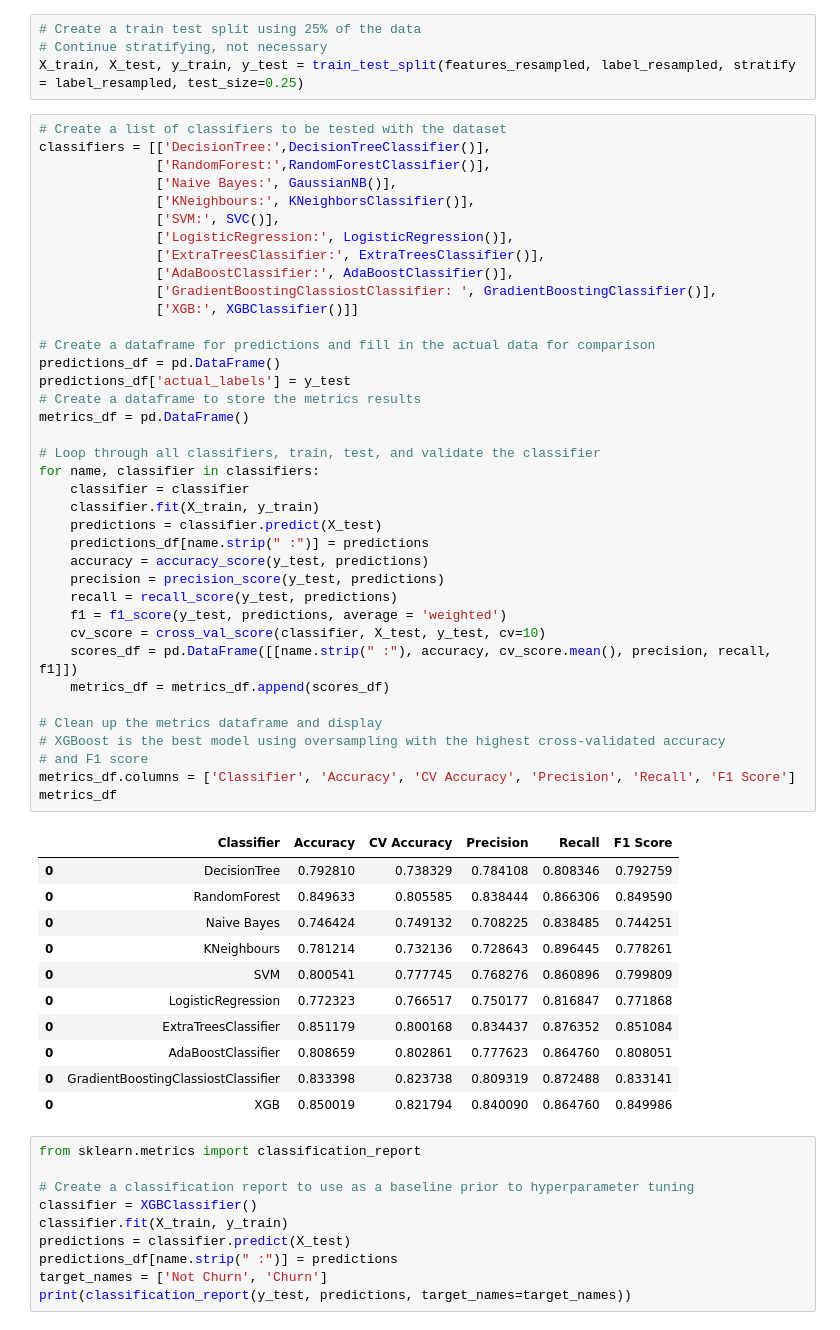
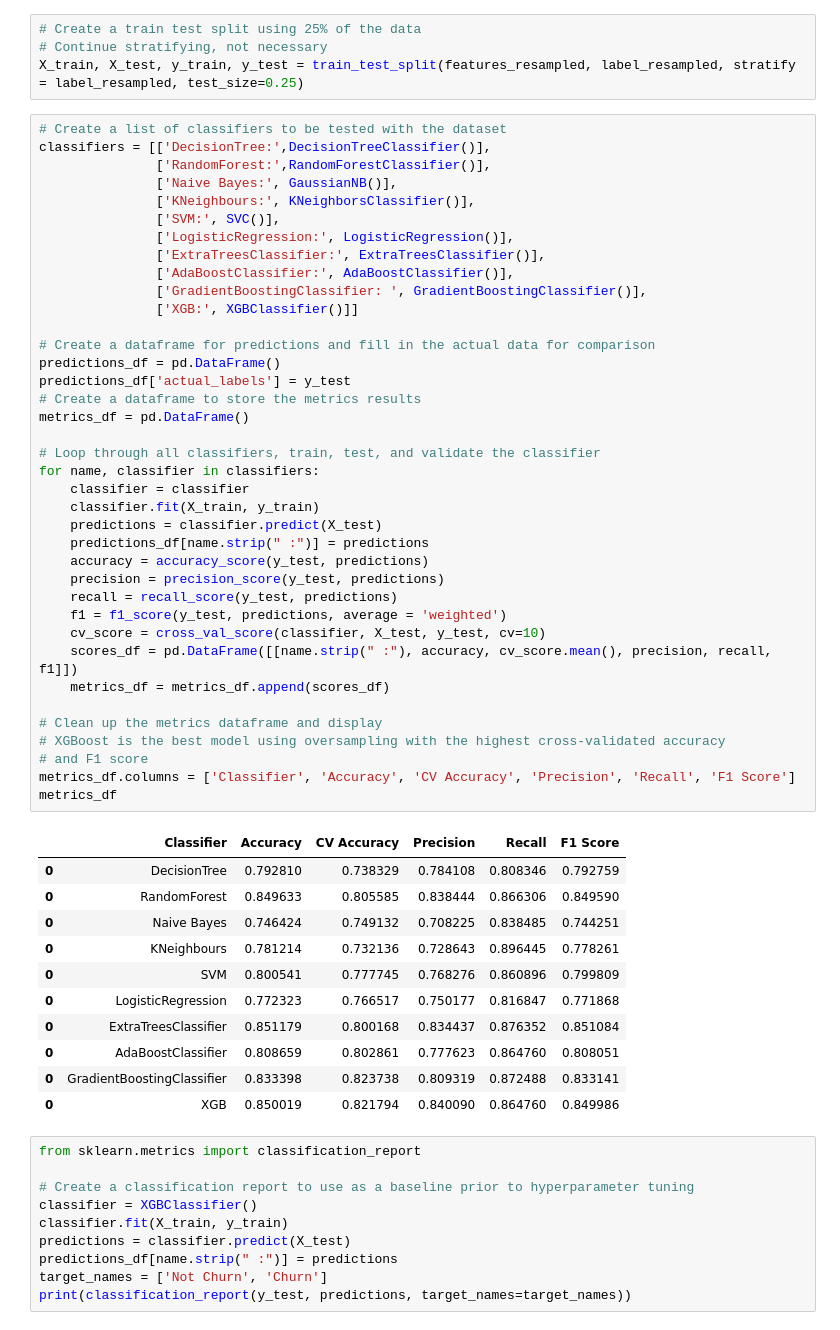
Before and after one commit to Bilalmajeed1995/ChurnPrediction, a Jupyter notebook: TelecomChurnPrediction.ipynb, the cells around one changed output. Drawn from its saved outputs; the diff is of its cells as text.

```diff
--- a/TelecomChurnPrediction.ipynb
+++ b/TelecomChurnPrediction.ipynb
@@ -434,7 +434,7 @@ classifiers = [['DecisionTree:',DecisionTreeClassifier()],
                ['LogisticRegression:', LogisticRegression()],
                ['ExtraTreesClassifier:', ExtraTreesClassifier()],
                ['AdaBoostClassifier:', AdaBoostClassifier()],
-               ['GradientBoostingClassiostClassifier: ', GradientBoostingClassifier()],
+               ['GradientBoostingClassifier: ', GradientBoostingClassifier()],
                ['XGB:', XGBClassifier()]]
 
 # Create a dataframe for predictions and fill in the actual data for comparison
@@ -445,34 +445,34 @@ metrics_df = pd.DataFrame()
 
 # Loop through all classifiers, train, test, and validate the classifier
 for name, classifier in classifiers:
     classifier = classifier
     classifier.fit(X_train, y_train)
     predictions = classifier.predict(X_test)
     predictions_df[name.strip(" :")] = predictions
     accuracy = accuracy_score(y_test, predictions)
     precision = precision_score(y_test, predictions)
     recall = recall_score(y_test, predictions)
     f1 = f1_score(y_test, predictions, average = 'weighted')
     cv_score = cross_val_score(classifier, X_test, y_test, cv=10)
     scores_df = pd.DataFrame([[name.strip(" :"), accuracy, cv_score.mean(), precision, recall, f1]])
     metrics_df = metrics_df.append(scores_df)
 
 # Clean up the metrics dataframe and display
 # XGBoost is the best model using oversampling with the highest cross-validated accuracy
 # and F1 score
 metrics_df.columns = ['Classifier', 'Accuracy', 'CV Accuracy', 'Precision', 'Recall', 'F1 Score']
 metrics_df
 # %% [output]
 |  | Classifier | Accuracy | CV Accuracy | Precision | Recall | F1 Score |
 | 0 | DecisionTree | 0.792810 | 0.738329 | 0.784108 | 0.808346 | 0.792759 |
 | 0 | RandomForest | 0.849633 | 0.805585 | 0.838444 | 0.866306 | 0.849590 |
 | 0 | Naive Bayes | 0.746424 | 0.749132 | 0.708225 | 0.838485 | 0.744251 |
 | 0 | KNeighbours | 0.781214 | 0.732136 | 0.728643 | 0.896445 | 0.778261 |
 | 0 | SVM | 0.800541 | 0.777745 | 0.768276 | 0.860896 | 0.799809 |
 | 0 | LogisticRegression | 0.772323 | 0.766517 | 0.750177 | 0.816847 | 0.771868 |
 | 0 | ExtraTreesClassifier | 0.851179 | 0.800168 | 0.834437 | 0.876352 | 0.851084 |
 | 0 | AdaBoostClassifier | 0.808659 | 0.802861 | 0.777623 | 0.864760 | 0.808051 |
-| 0 | GradientBoostingClassiostClassifier | 0.833398 | 0.823738 | 0.809319 | 0.872488 | 0.833141 |
+| 0 | GradientBoostingClassifier | 0.833398 | 0.823738 | 0.809319 | 0.872488 | 0.833141 |
 | 0 | XGB | 0.850019 | 0.821794 | 0.840090 | 0.864760 | 0.849986 |
 # %%
 from sklearn.metrics import classification_report
```
